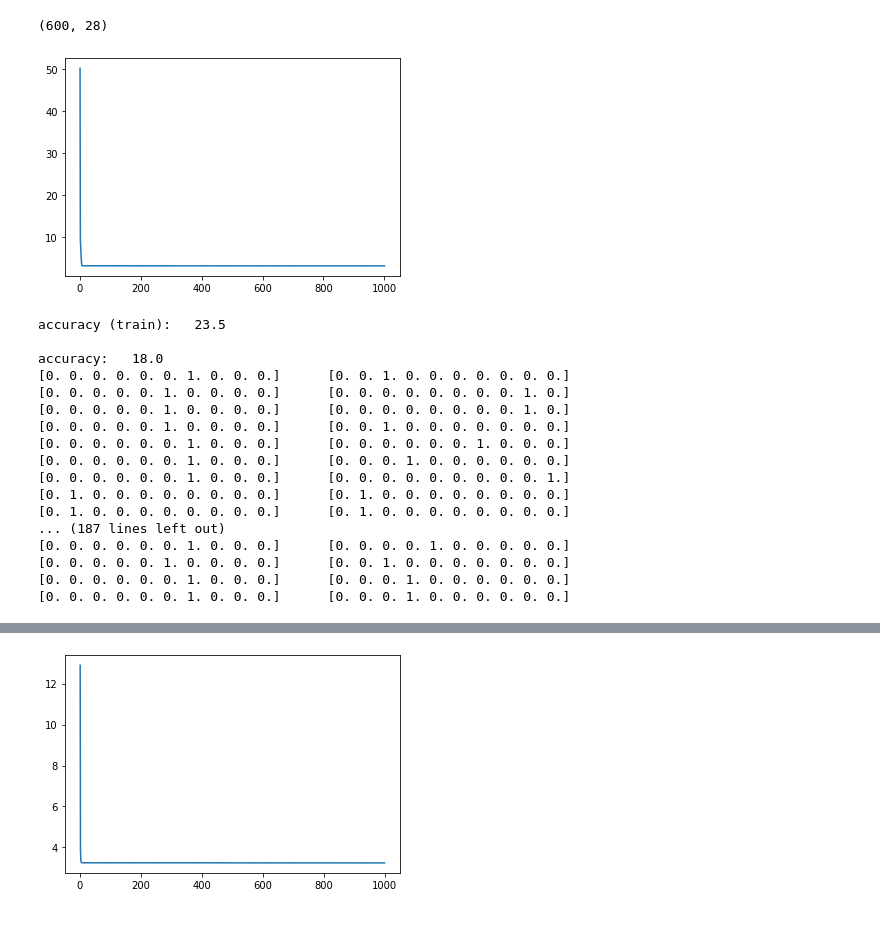
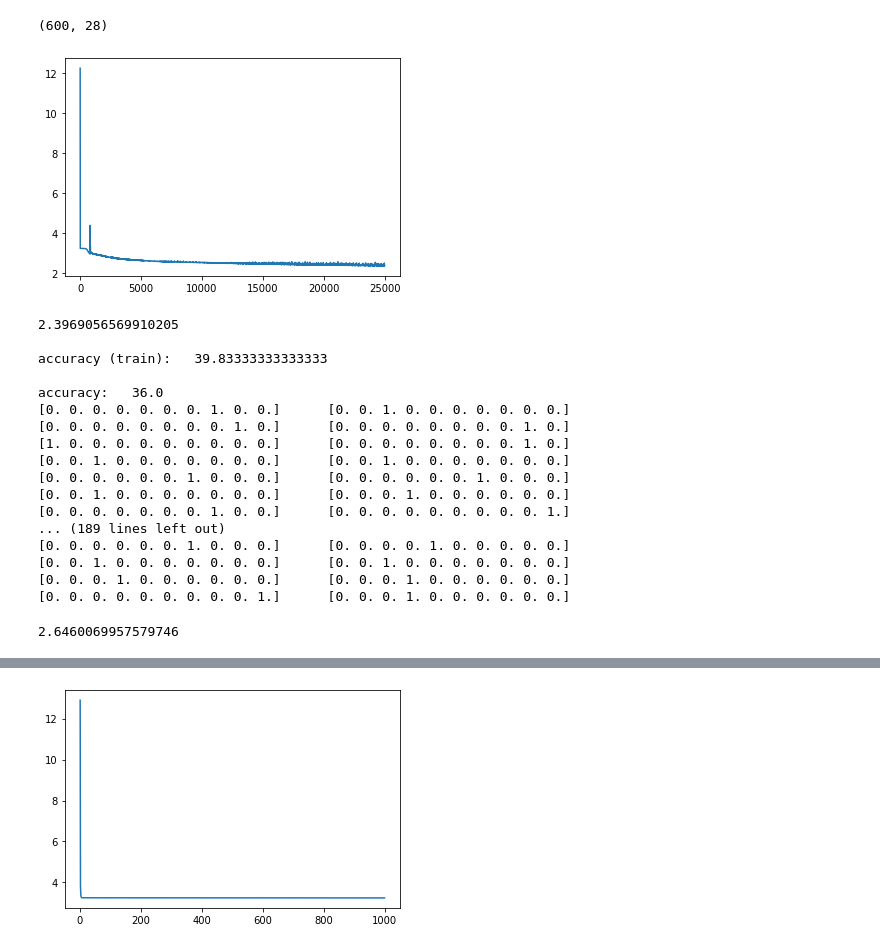
Before and after one commit to mohit138/Music-Tagging, a Jupyter notebook: NeuralNetwork1.ipynb, the cells around one changed output, grey strips where cells are left out. Saved outputs shown, nothing was run; the diff lists cells and outputs as text; code cells hidden in the pictures.

```diff
--- a/NeuralNetwork1.ipynb
+++ b/NeuralNetwork1.ipynb
@@ -6,7 +6,7 @@ from sklearn.model_selection import train_test_split
 import matplotlib.pyplot as plt
 from numpy import savetxt
 from pylab import rcParams
-rcParams['figure.figsize'] = 15, 9
+rcParams['figure.figsize'] = 20, 12
 
 # extra added for using inbuilt sigmoid
 
@@ -138,7 +138,7 @@ def prediction(h,y):
     return [h_out, acc]
 # %%
 ipSize = x_train.shape[1]
-hlSize = 110 #1* x_train.shape[1]
+hlSize = 17 #17 2.646  #1* x_train.shape[1]
 numLabel = y_train.shape[1]
 E0= 0.01
 itheta1 = np.random.randint(1,10,(hlSize,ipSize+1))
@@ -148,8 +148,8 @@ itheta2 = itheta2*2*E0 - E0
 initial_theta = np.concatenate([itheta1.flat, itheta2.flat])
 # %%
 lam =0
-alpha =.5
-max_itr = 1000
+alpha =2
+max_itr = 25000
 # %%
 
 J,grad,h = cost_function_NN1(initial_theta, hlSize, numLabel, x_train, y_train)
@@ -159,37 +159,41 @@ for i in range(grad.shape[0]):
     print("{}   {}      {}".format(grad[i],appGrad[i],i))
 # %%
 theta,J_hist = gradient_descent_NN1(x_train, y_train, initial_theta, lam, max_itr, alpha, hlSize)
-i=np.arange(1,1001,1)
+i=np.arange(1,25001,1)
 plt.plot(i,J_hist)
 plt.show()
-
+print(J_hist[24998,0])
 #learning_curve(hlSize,numLabel,x_train, x_val, y_train, y_val, theta, lam)
 
 [J,grad,h_train]=cost_function_NN1(theta, hlSize, numLabel, x_train, y_train)
 h_train,acc=prediction(h_train,y_train)
 print("\naccuracy (train):  ",acc)
 
 [J,grad,h_test]=cost_function_NN1(theta, hlSize, numLabel, x_test, y_test)
 h_test,acc=prediction(h_test,y_test)
 print("\naccuracy:  ",acc)
 for i in range(y_test.shape[0]):
     print( "{}      {} " .format(h_test[i] , y_test[i]))
 # %% [output]
-[figure, old version]
+[figure, new version]
-accuracy (train):   23.5
+2.3969056569910205
 
-accuracy:   18.0
-[0. 0. 0. 0. 0. 0. 1. 0. 0. 0.]      [0. 0. 1. 0. 0. 0. 0. 0. 0. 0.]
-[0. 0. 0. 0. 0. 1. 0. 0. 0. 0.]      [0. 0. 0. 0. 0. 0. 0. 0. 1. 0.]
-[0. 0. 0. 0. 0. 1. 0. 0. 0. 0.]      [0. 0. 0. 0. 0. 0. 0. 0. 1. 0.]
-[0. 0. 0. 0. 0. 1. 0. 0. 0. 0.]      [0. 0. 1. 0. 0. 0. 0. 0. 0. 0.]
+accuracy (train):   39.83333333333333
+
+accuracy:   36.0
+[0. 0. 0. 0. 0. 0. 0. 1. 0. 0.]      [0. 0. 1. 0. 0. 0. 0. 0. 0. 0.]
+[0. 0. 0. 0. 0. 0. 0. 0. 1. 0.]      [0. 0. 0. 0. 0. 0. 0. 0. 1. 0.]
+[1. 0. 0. 0. 0. 0. 0. 0. 0. 0.]      [0. 0. 0. 0. 0. 0. 0. 0. 1. 0.]
+[0. 0. 1. 0. 0. 0. 0. 0. 0. 0.]      [0. 0. 1. 0. 0. 0. 0. 0. 0. 0.]
 [0. 0. 0. 0. 0. 0. 1. 0. 0. 0.]      [0. 0. 0. 0. 0. 0. 1. 0. 0. 0.]
-[0. 0. 0. 0. 0. 0. 1. 0. 0. 0.]      [0. 0. 0. 1. 0. 0. 0. 0. 0. 0.]
-[0. 0. 0. 0. 0. 0. 1. 0. 0. 0.]      [0. 0. 0. 0. 0. 0. 0. 0. 0. 1.]
-[0. 1. 0. 0. 0. 0. 0. 0. 0. 0.]      [0. 1. 0. 0. 0. 0. 0. 0. 0. 0.]
-[0. 1. 0. 0. 0. 0. 0. 0. 0. 0.]      [0. 1. 0. 0. 0. 0. 0. 0. 0. 0.]
-... (187 lines left out)
+[0. 0. 1. 0. 0. 0. 0. 0. 0. 0.]      [0. 0. 0. 1. 0. 0. 0. 0. 0. 0.]
+[0. 0. 0. 0. 0. 0. 0. 1. 0. 0.]      [0. 0. 0. 0. 0. 0. 0. 0. 0. 1.]
+... (189 lines left out)
 [0. 0. 0. 0. 0. 0. 1. 0. 0. 0.]      [0. 0. 0. 0. 1. 0. 0. 0. 0. 0.]
-[0. 0. 0. 0. 0. 1. 0. 0. 0. 0.]      [0. 0. 1. 0. 0. 0. 0. 0. 0. 0.]
-[0. 0. 0. 0. 0. 0. 1. 0. 0. 0.]      [0. 0. 0. 1. 0. 0. 0. 0. 0. 0.]
-[0. 0. 0. 0. 0. 0. 1. 0. 0. 0.]      [0. 0. 0. 1. 0. 0. 0. 0. 0. 0.]
+[0. 0. 1. 0. 0. 0. 0. 0. 0. 0.]      [0. 0. 1. 0. 0. 0. 0. 0. 0. 0.]
+[0. 0. 0. 1. 0. 0. 0. 0. 0. 0.]      [0. 0. 0. 1. 0. 0. 0. 0. 0. 0.]
+[0. 0. 0. 0. 0. 0. 0. 0. 0. 1.]      [0. 0. 0. 1. 0. 0. 0. 0. 0. 0.]
+# %%
+print(J_hist[4998,0])
+# %% [output]
+2.6460069957579746
```
Also changed, not shown: parts of 1 cell of this notebook.
